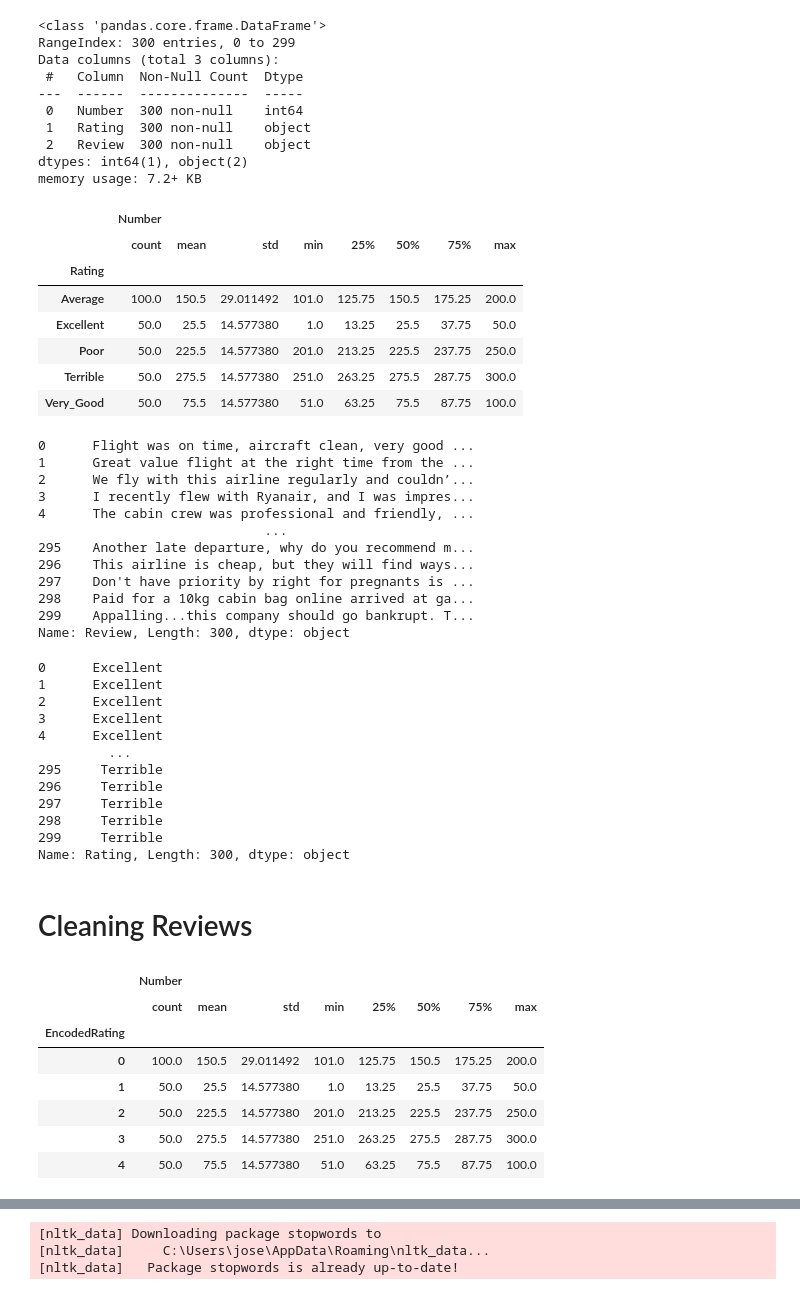
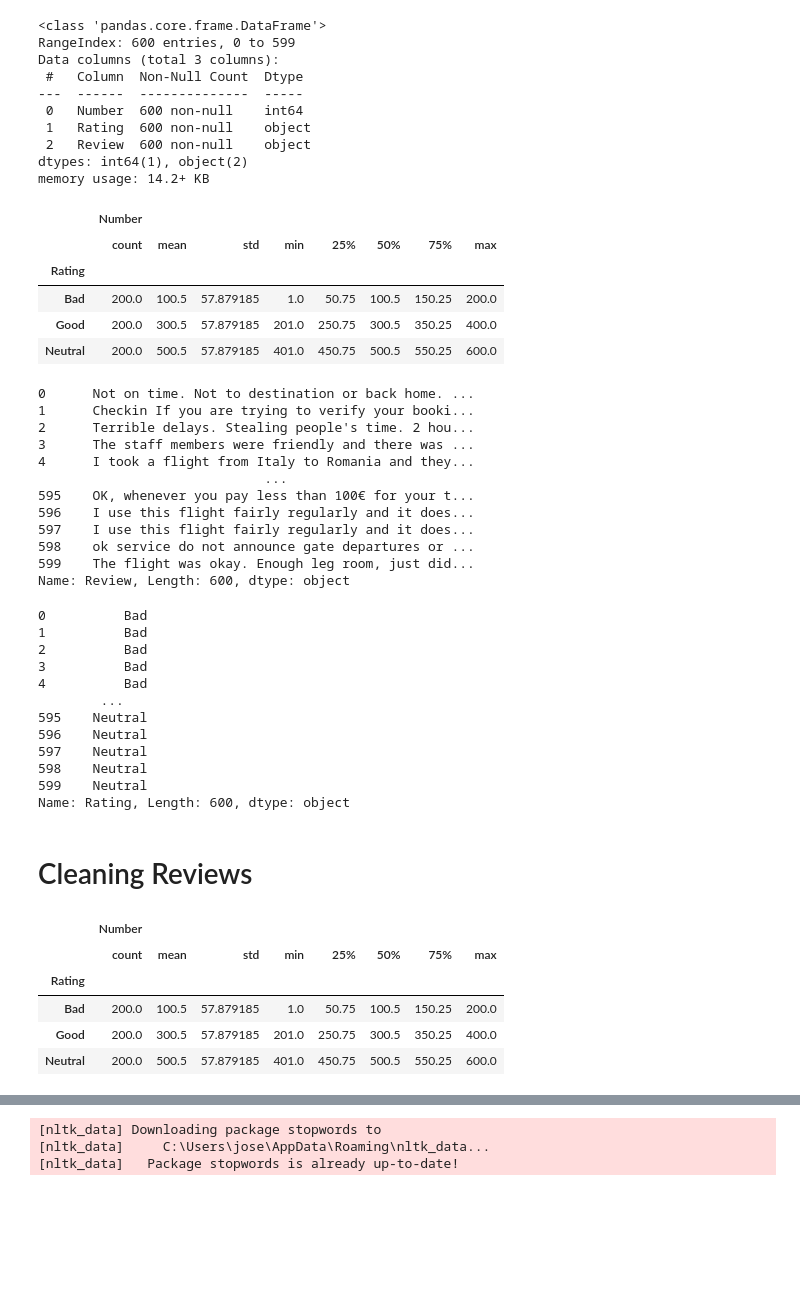
Before and after one commit to JoseRicoCct/CA2_Integrated_Assesment_MSc_Data_Analytics_CCT_Semester_1, a Jupyter notebook: CA2_ML_Code_sba23021.ipynb, the cells around one changed output, grey strips where cells are left out. Drawn from its saved outputs; the diff is of its cells as text; code cells hidden in the pictures; blank space fills up the shorter version.

Commit message:
Sentiment Analysis, based on Ryanair reviews from tripadvisor, the models classifies reviews as bad, good or neutral.

```diff
--- a/CA2_ML_Code_sba23021.ipynb
+++ b/CA2_ML_Code_sba23021.ipynb
@@ -5,7 +5,7 @@ import nltk
 import warnings
 warnings.filterwarnings('ignore') # We can suppress the warnings
 
-df = pd.read_csv('Sentiment_Analysis_Ryanair_Reviews.csv')
+df = pd.read_csv('Sentiment_Analysis_Ryanair_Reviews_2.csv')
 
 df.head()
 # %% [output]
@@ -19,26 +19,24 @@ df.head()
 df.info()
 # %% [output]
 <class 'pandas.core.frame.DataFrame'>
-RangeIndex: 300 entries, 0 to 299
+RangeIndex: 600 entries, 0 to 599
 Data columns (total 3 columns):
  #   Column  Non-Null Count  Dtype
 ---  ------  --------------  -----
- 0   Number  300 non-null    int64
- 1   Rating  300 non-null    object
- 2   Review  300 non-null    object
+ 0   Number  600 non-null    int64
+ 1   Rating  600 non-null    object
+ 2   Review  600 non-null    object
 dtypes: int64(1), object(2)
-memory usage: 7.2+ KB
+memory usage: 14.2+ KB
 # %%
 df.groupby('Rating').describe()
 # %% [output]
 |  | Number |  |  |  |  |  |  |  |
 |  | count | mean | std | min | 25% | 50% | 75% | max |
 | Rating |  |  |  |  |  |  |  |  |
-| Average | 100.0 | 150.5 | 29.011492 | 101.0 | 125.75 | 150.5 | 175.25 | 200.0 |
-| Excellent | 50.0 | 25.5 | 14.577380 | 1.0 | 13.25 | 25.5 | 37.75 | 50.0 |
-| Poor | 50.0 | 225.5 | 14.577380 | 201.0 | 213.25 | 225.5 | 237.75 | 250.0 |
-| Terrible | 50.0 | 275.5 | 14.577380 | 251.0 | 263.25 | 275.5 | 287.75 | 300.0 |
-| Very_Good | 50.0 | 75.5 | 14.577380 | 51.0 | 63.25 | 75.5 | 87.75 | 100.0 |
+| Bad | 200.0 | 100.5 | 57.879185 | 1.0 | 50.75 | 100.5 | 150.25 | 200.0 |
+| Good | 200.0 | 300.5 | 57.879185 | 201.0 | 250.75 | 300.5 | 350.25 | 400.0 |
+| Neutral | 200.0 | 500.5 | 57.879185 | 401.0 | 450.75 | 500.5 | 550.25 | 600.0 |
 # %%
 # Store the column of the dataframe named as "text"
 X = df['Review']
@@ -46,18 +44,18 @@ X = df['Review']
 # Display the value "X"
 print(X)
 # %% [output]
-0      Flight was on time, aircraft clean, very good ...
-1      Great value flight at the right time from the ...
-2      We fly with this airline regularly and couldn’...
-3      I recently flew with Ryanair, and I was impres...
-4      The cabin crew was professional and friendly, ...
+0      Not on time. Not to destination or back home. ...
+1      Checkin If you are trying to verify your booki...
+2      Terrible delays. Stealing people's time. 2 hou...
+3      The staff members were friendly and there was ...
+4      I took a flight from Italy to Romania and they...
                              ...
-295    Another late departure, why do you recommend m...
-296    This airline is cheap, but they will find ways...
-297    Don't have priority by right for pregnants is ...
-298    Paid for a 10kg cabin bag online arrived at ga...
-299    Appalling...this company should go bankrupt. T...
-Name: Review, Length: 300, dtype: object
+595    OK, whenever you pay less than 100€ for your t...
+596    I use this flight fairly regularly and it does...
+597    I use this flight fairly regularly and it does...
+598    ok service do not announce gate departures or ...
+599    The flight was okay. Enough leg room, just did...
+Name: Review, Length: 600, dtype: object
 # %%
 # Store the column if the dataframe named as  "airline_sentiment"
 y = df['Rating']
@@ -65,28 +63,26 @@ y = df['Rating']
 # Display the column of the dataframe named as "airline_sentiment"
 print(y)
 # %% [output]
-0      Excellent
-1      Excellent
-2      Excellent
-3      Excellent
-4      Excellent
-         ...
-295     Terrible
-296     Terrible
-297     Terrible
-298     Terrible
-299     Terrible
-Name: Rating, Length: 300, dtype: object
+0          Bad
+1          Bad
+2          Bad
+3          Bad
+4          Bad
+        ...
+595    Neutral
+596    Neutral
+597    Neutral
+598    Neutral
+599    Neutral
+Name: Rating, Length: 600, dtype: object
 # %% [markdown]
 # Cleaning Reviews
 # %%
-df.groupby('EncodedRating').describe()
+df.groupby('Rating').describe()
 # %% [output]
 |  | Number |  |  |  |  |  |  |  |
 |  | count | mean | std | min | 25% | 50% | 75% | max |
-| EncodedRating |  |  |  |  |  |  |  |  |
-| 0 | 100.0 | 150.5 | 29.011492 | 101.0 | 125.75 | 150.5 | 175.25 | 200.0 |
-| 1 | 50.0 | 25.5 | 14.577380 | 1.0 | 13.25 | 25.5 | 37.75 | 50.0 |
-| 2 | 50.0 | 225.5 | 14.577380 | 201.0 | 213.25 | 225.5 | 237.75 | 250.0 |
-| 3 | 50.0 | 275.5 | 14.577380 | 251.0 | 263.25 | 275.5 | 287.75 | 300.0 |
-| 4 | 50.0 | 75.5 | 14.577380 | 51.0 | 63.25 | 75.5 | 87.75 | 100.0 |
+| Rating |  |  |  |  |  |  |  |  |
+| Bad | 200.0 | 100.5 | 57.879185 | 1.0 | 50.75 | 100.5 | 150.25 | 200.0 |
+| Good | 200.0 | 300.5 | 57.879185 | 201.0 | 250.75 | 300.5 | 350.25 | 400.0 |
+| Neutral | 200.0 | 500.5 | 57.879185 | 401.0 | 450.75 | 500.5 | 550.25 | 600.0 |
```
Also changed, not shown: parts of 25 cells of this notebook, 5 other files.
